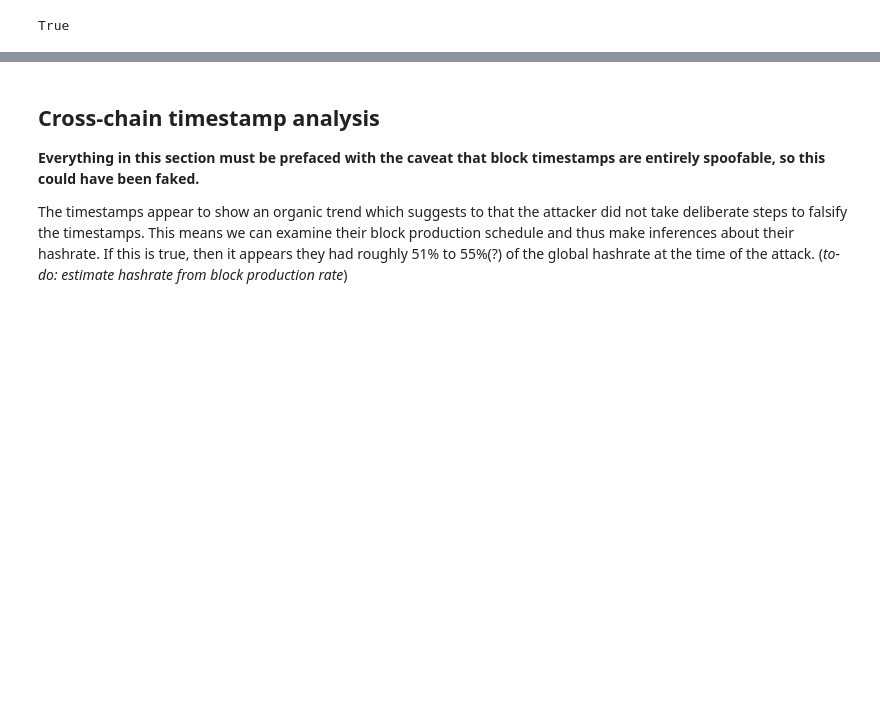
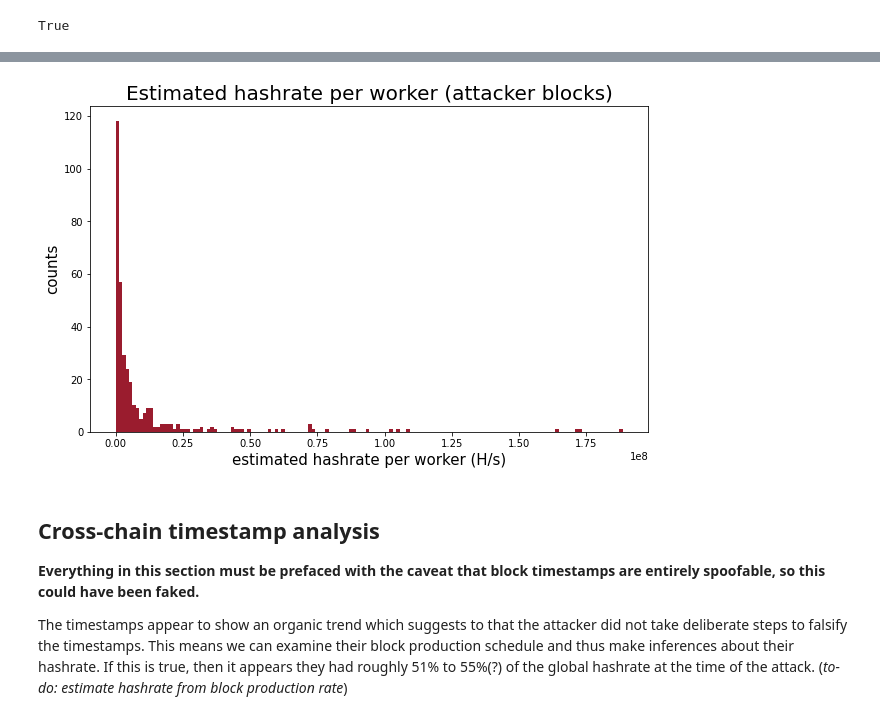
Before and after one commit to Mitchellpkt/firo-forensics, a Jupyter notebook: analysis/jupyter-python-firo-forensics.ipynb, the cells around one changed output, grey strips where cells are left out. Drawn from its saved outputs; the diff is of its cells as text; code cells hidden in the pictures; blank space fills up the shorter version.

```diff
--- a/analysis/jupyter-python-firo-forensics.ipynb
+++ b/analysis/jupyter-python-firo-forensics.ipynb
@@ -248,3 +269,8 @@ True
+# %%
+without_outliers_df = attacker_blocks_df[attacker_blocks_df['estimated_hashes_per_sec'] < 2e8]
+isli.hist(without_outliers_df['estimated_hashes_per_sec'][1::], xlabel='estimated hashrate per worker (H/s)', ylabel='counts',color=firo_red_array, figsize=(10,6), title='Estimated hashrate per worker (attacker blocks)');
+# %% [output]
+[figure, added]
 # %% [markdown]
 ## Cross-chain timestamp analysis
 **Everything in this section must be prefaced with the caveat that block timestamps are entirely spoofable, so this could have been faked.**
```
Also changed, not shown: parts of 5 cells of this notebook, 1 other file.
